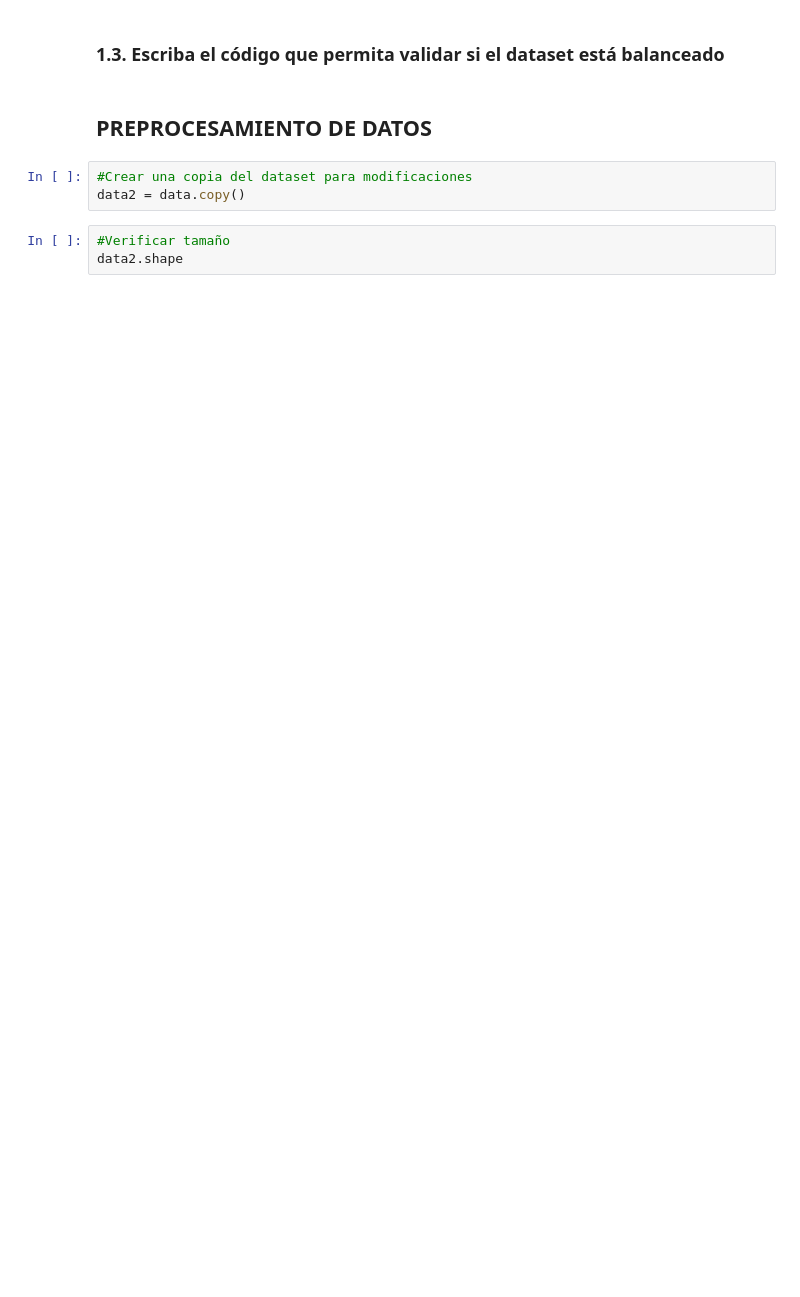
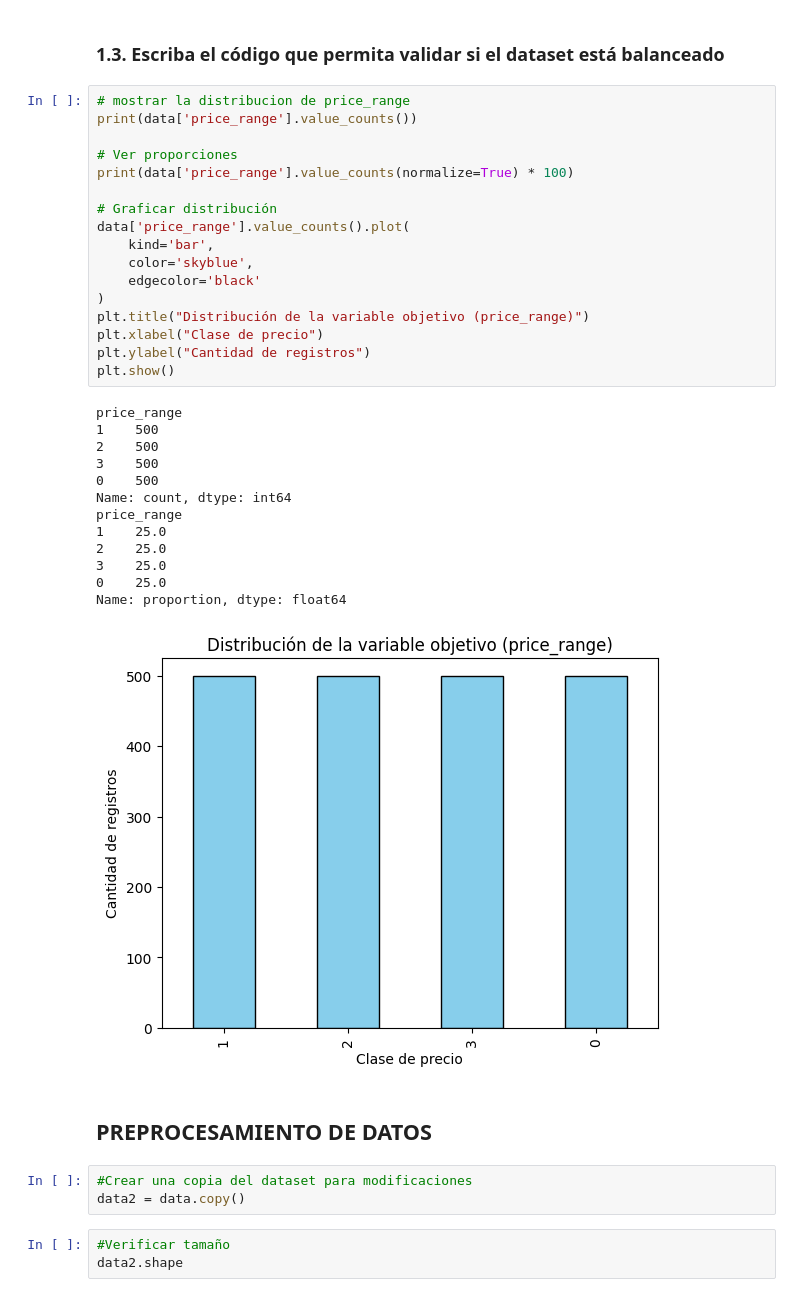
Before and after one commit to JoseAntonioMora/MaestriaInteligenciaArtificial, a Jupyter notebook: Aprendizaje Automatico/Tarea 2 - SVM - RNN/Actividad2_actualizado.ipynb, the cells around one changed output. Saved outputs shown, nothing was run; the diff lists cells and outputs as text; blank space fills up the shorter version.

```diff
--- a/Aprendizaje Automatico/Tarea 2 - SVM - RNN/Actividad2_actualizado.ipynb
+++ b/Aprendizaje Automatico/Tarea 2 - SVM - RNN/Actividad2_actualizado.ipynb
@@ -178,5 +172,36 @@ data.corrwith(data['price_range']).plot(kind='bar', figsize=(10, 5), title='Corr
 # %% [markdown]
 ### **1.3. Escriba el código que permita validar si el dataset está balanceado**
+# %%
+# mostrar la distribucion de price_range
+print(data['price_range'].value_counts())
+
+# Ver proporciones
+print(data['price_range'].value_counts(normalize=True) * 100)
+
+# Graficar distribución
+data['price_range'].value_counts().plot(
+    kind='bar',
+    color='skyblue',
+    edgecolor='black'
+)
+plt.title("Distribución de la variable objetivo (price_range)")
+plt.xlabel("Clase de precio")
+plt.ylabel("Cantidad de registros")
+plt.show()
+# %% [output]
+price_range
+1    500
+2    500
+3    500
+0    500
+Name: count, dtype: int64
+price_range
+1    25.0
+2    25.0
+3    25.0
+0    25.0
+Name: proportion, dtype: float64
+[figure, added]
 # %% [markdown]
 ## PREPROCESAMIENTO DE DATOS
 # %%
```
Also changed, not shown: parts of 15 cells of this notebook.
